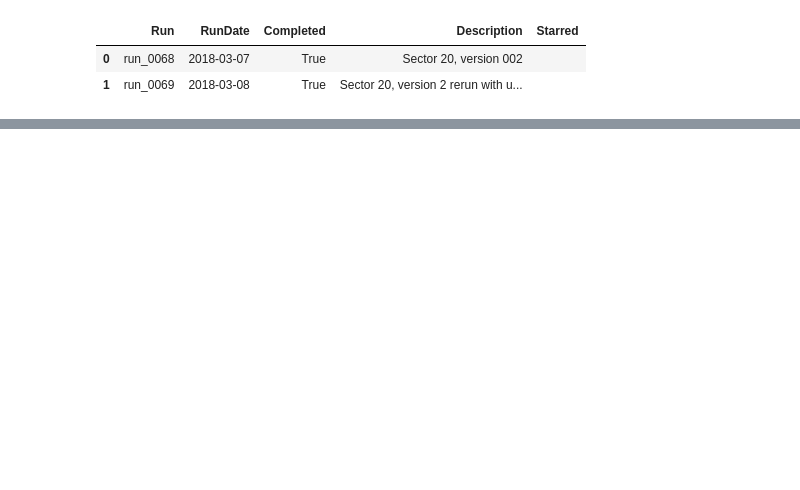
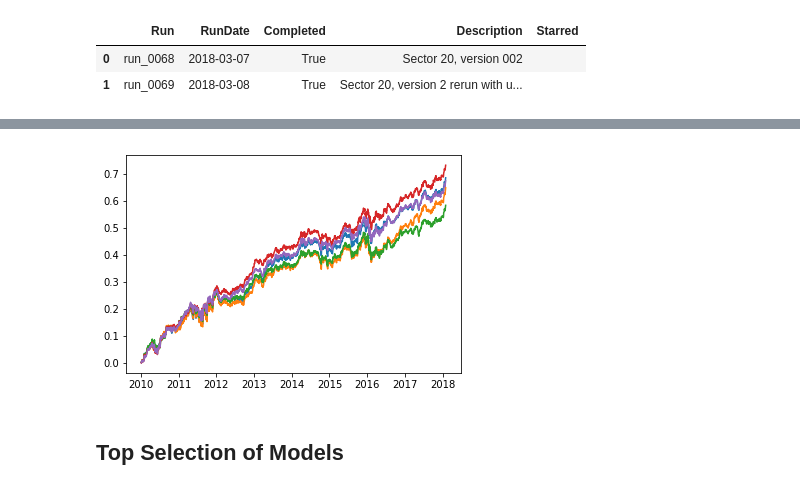
Before and after one commit to ryanoley/ram, a Jupyter notebook: research/statarb/20180308_ComboSearch_Hyperparams.ipynb, the cells around one changed output, grey strips where cells are left out. Saved outputs shown, nothing was run; the diff lists cells and outputs as text; code cells hidden in the pictures; blank space fills up the shorter version.

```diff
--- a/research/statarb/20180308_ComboSearch_Hyperparams.ipynb
+++ b/research/statarb/20180308_ComboSearch_Hyperparams.ipynb
@@ -27,0 +39,9 @@ run.import_return_frame()
+# %%
+results = comb.best_results_rets.dropna()
+plt.figure()
+plt.plot(results.cumsum())
+plt.show()
+# %% [output]
+[figure, added]
+# %% [markdown]
+## Top Selection of Models
```
Also changed, not shown: parts of 11 cells of this notebook, 1 other file.
